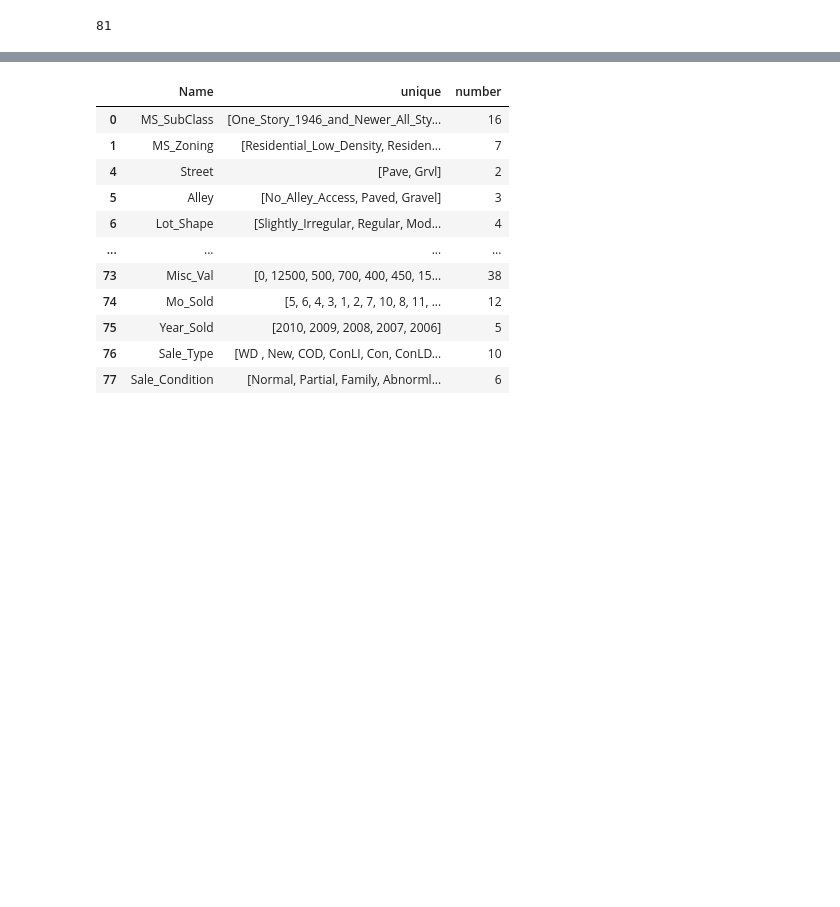
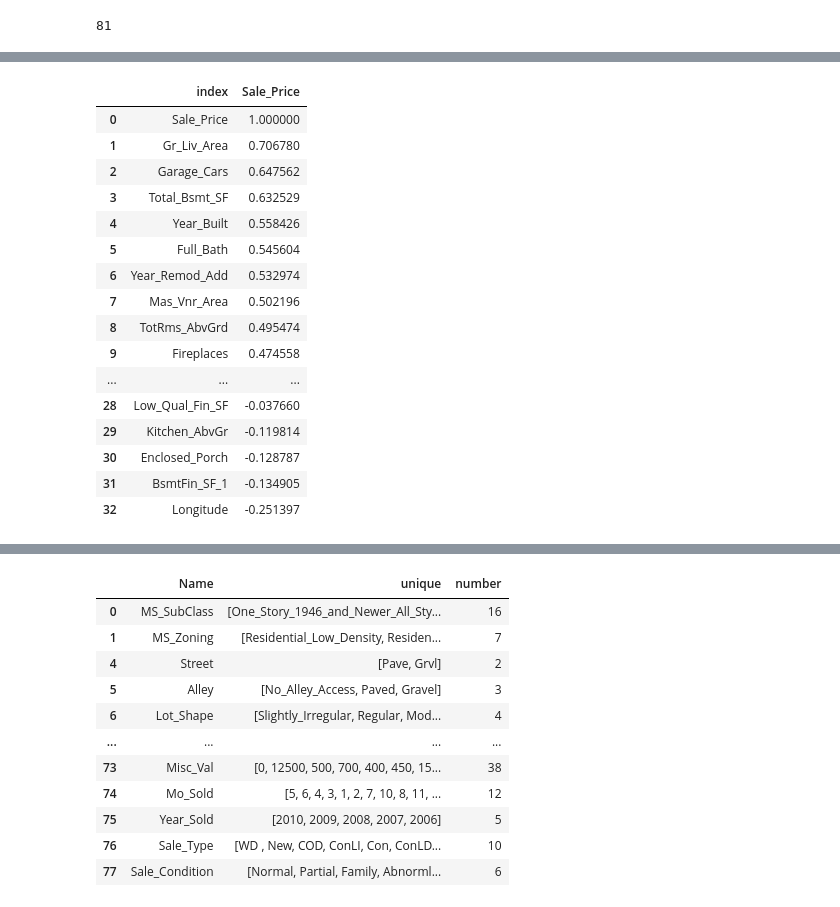
Before and after one commit to NICFRU/Advance-Machine-Learning, a Jupyter notebook: Bonus 1/Bonus1.ipynb, the cells around one changed output, grey strips where cells are left out. Saved outputs shown, nothing was run; the diff lists cells and outputs as text; code cells hidden in the pictures; blank space fills up the shorter version.

```diff
--- a/Bonus 1/Bonus1.ipynb
+++ b/Bonus 1/Bonus1.ipynb
@@ -62,0 +43,22 @@ df.head(10)
+# %%
+df1 = df.drop(["Garage_Area", "First_Flr_SF"], axis=1)
+df2 = pd.DataFrame(df1.corr()["Sale_Price"].sort_values(ascending=False)).reset_index()
+df2
+# %% [output]
+|  | index | Sale_Price |
+| 0 | Sale_Price | 1.000000 |
+| 1 | Gr_Liv_Area | 0.706780 |
+| 2 | Garage_Cars | 0.647562 |
+| 3 | Total_Bsmt_SF | 0.632529 |
+| 4 | Year_Built | 0.558426 |
+| 5 | Full_Bath | 0.545604 |
+| 6 | Year_Remod_Add | 0.532974 |
+| 7 | Mas_Vnr_Area | 0.502196 |
+| 8 | TotRms_AbvGrd | 0.495474 |
+| 9 | Fireplaces | 0.474558 |
+| ... | ... | ... |
+| 28 | Low_Qual_Fin_SF | -0.037660 |
+| 29 | Kitchen_AbvGr | -0.119814 |
+| 30 | Enclosed_Porch | -0.128787 |
+| 31 | BsmtFin_SF_1 | -0.134905 |
+| 32 | Longitude | -0.251397 |
```
Also changed, not shown: parts of 25 cells of this notebook.
